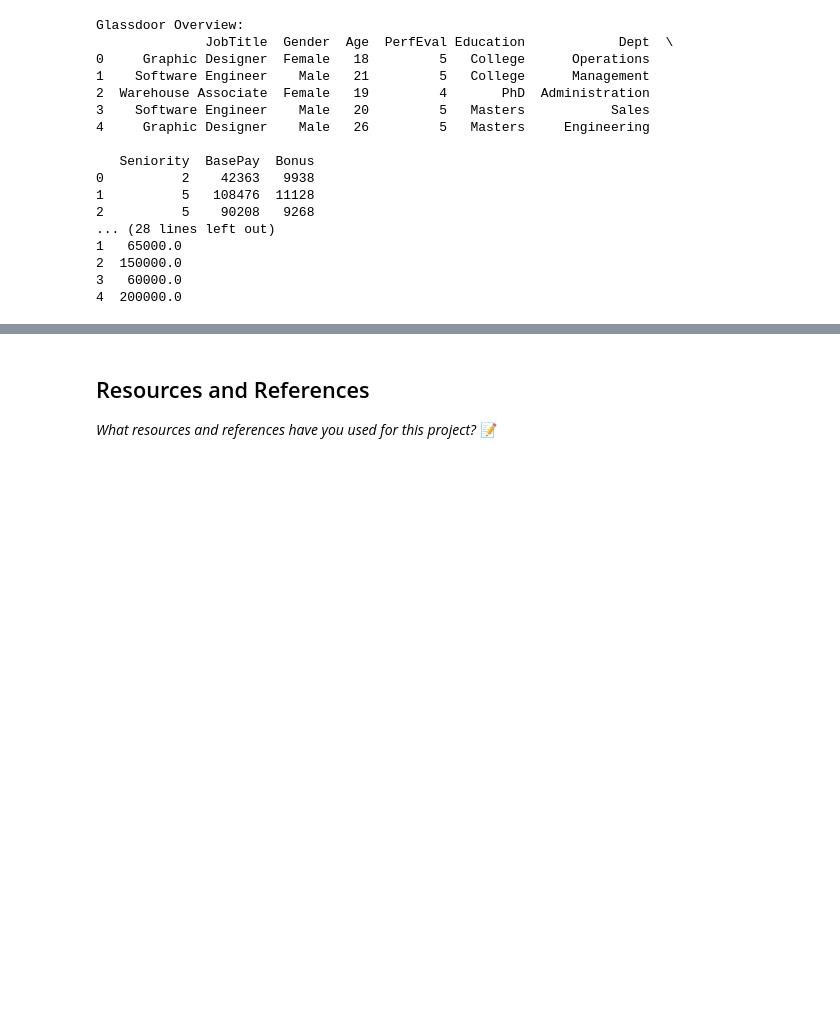
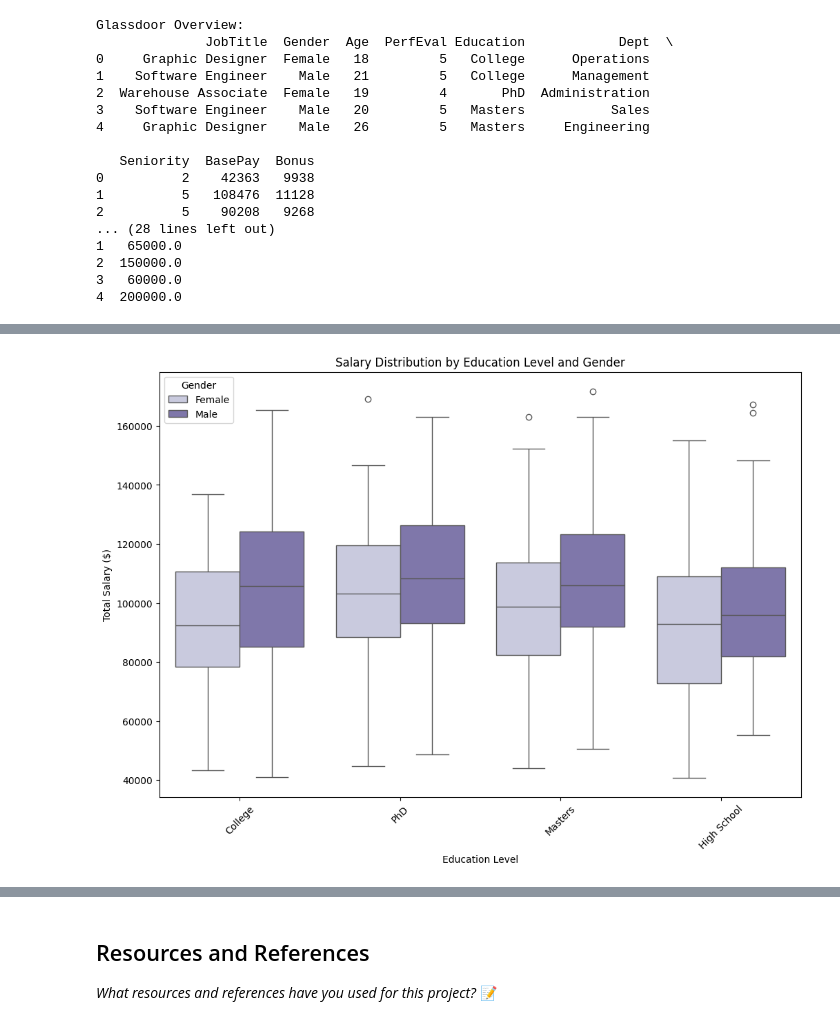
Before and after one commit to IT4063C-Fall24/final-project-Bidhatrii, a Jupyter notebook: source.ipynb, the cells around one changed output, grey strips where cells are left out. Saved outputs shown, nothing was run; the diff lists cells and outputs as text; code cells hidden in the pictures; blank space fills up the shorter version.

```diff
--- a/source.ipynb
+++ b/source.ipynb
@@ -91,0 +378,10 @@ Glassdoor Overview:
+# %%
+plt.figure(figsize=(12, 8))
+sns.boxplot(data=df, x='Education', y='TotalSalary', hue='Gender', palette='Purples')
+plt.title('Salary Distribution by Education Level and Gender')
+plt.xlabel('Education Level')
+plt.ylabel('Total Salary ($)')
+plt.xticks(rotation=45)
+plt.show()
+# %% [output]
+[figure, added]
```
Also changed, not shown: parts of 32 cells of this notebook, 2 other files.
